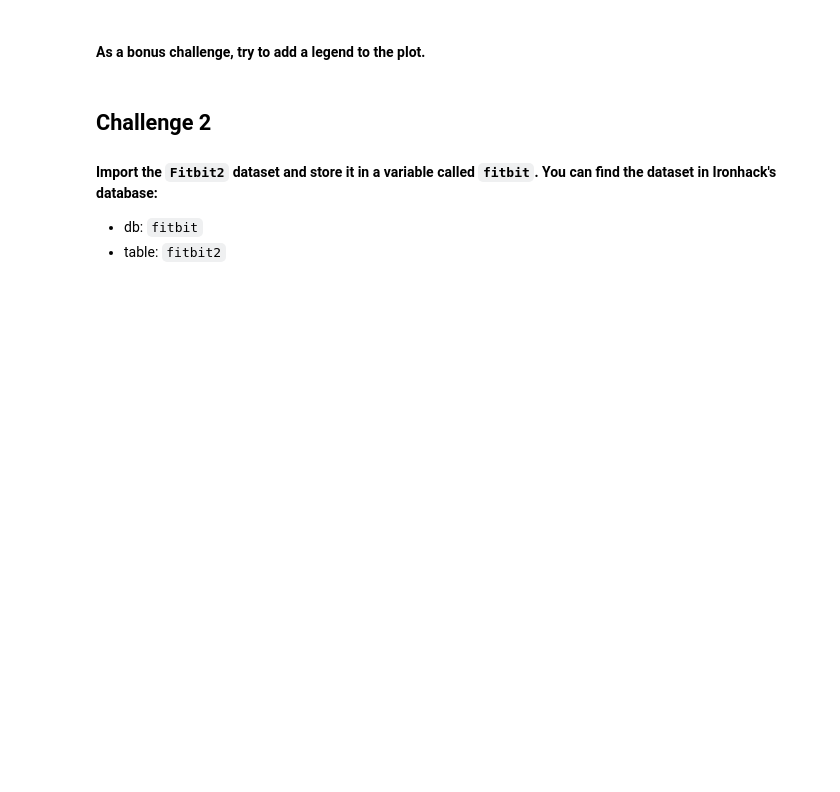
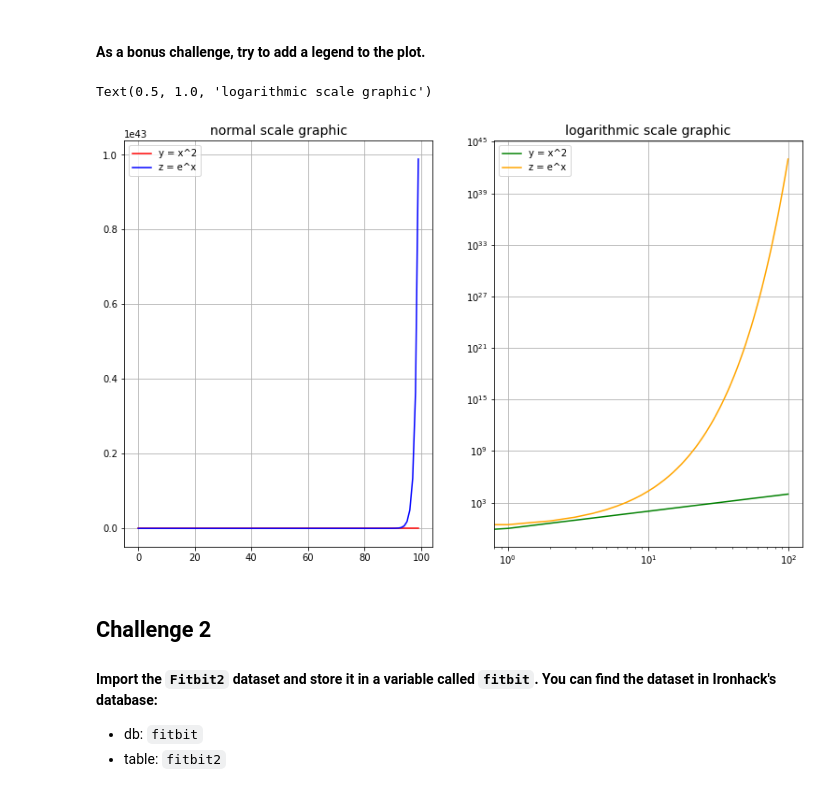
Before and after one commit to Irene9R/dataptmad1121_labs, a Jupyter notebook: module-2/matplotlib-seaborn/your-code/main.ipynb, the cells around one changed output. Drawn from its saved outputs; the diff is of its cells as text; code cells hidden in the pictures; blank space fills up the shorter version.

```diff
--- a/module-2/matplotlib-seaborn/your-code/main.ipynb
+++ b/module-2/matplotlib-seaborn/your-code/main.ipynb
@@ -96,3 +95,26 @@ axs[0].set_ylabel('y')
+# %%
+# your code here
+x = np.arange(0,100)
+y=x**2
+z=np.exp(x)
+fig, axs = plt.subplots(ncols=2, nrows=1, figsize=(13,8))
+axs[0].plot(x,y,color = "r", label = "y = x^2")
+axs[0].plot(x,z,color = "b",label = "z = e^x")
+axs[0].set_xscale("linear")
+axs[0].set_yscale("linear")
+axs[1].plot(x,y,color = "g", label = "y = x^2")
+axs[1].plot(x,z,color = "orange", label = "z = e^x")
+axs[1].set_xscale("log")
+axs[1].set_yscale("log")
+axs[0].grid(True)
+axs[1].grid(True)
+axs[0].legend()
+axs[1].legend()
+axs[0].set_title('normal scale graphic',fontsize=14,horizontalalignment='center')
+axs[1].set_title('logarithmic scale graphic',fontsize=14,horizontalalignment='center')
+# %% [output]
+Text(0.5, 1.0, 'logarithmic scale graphic')
+[figure, added]
 # %% [markdown]
 ## Challenge 2
 #### Import the `Fitbit2` dataset and store it in a variable called `fitbit`. You can find the dataset in Ironhack's database:
```
Also changed, not shown: parts of 34 cells of this notebook.
